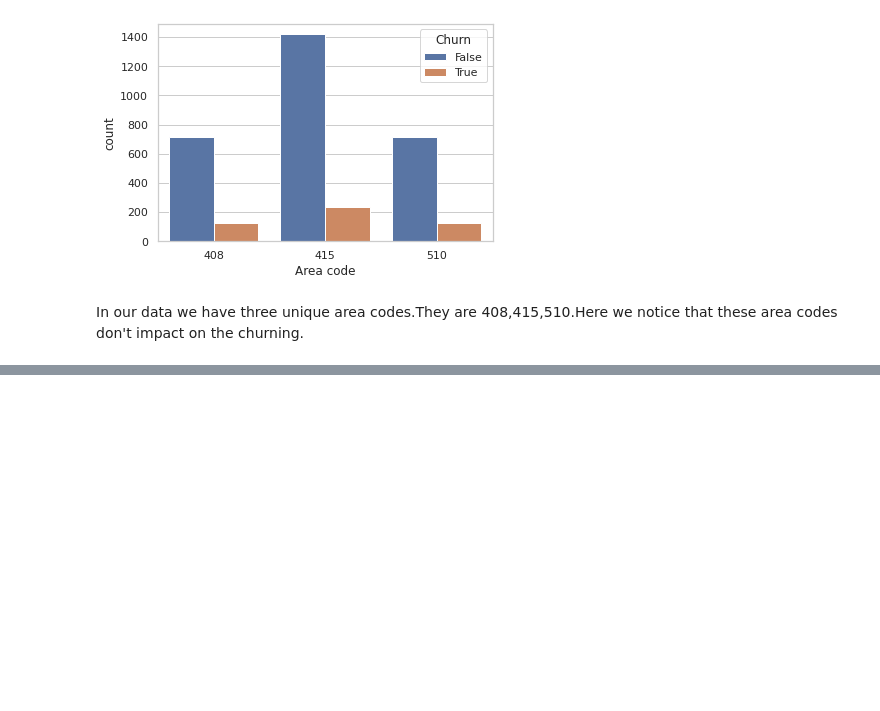
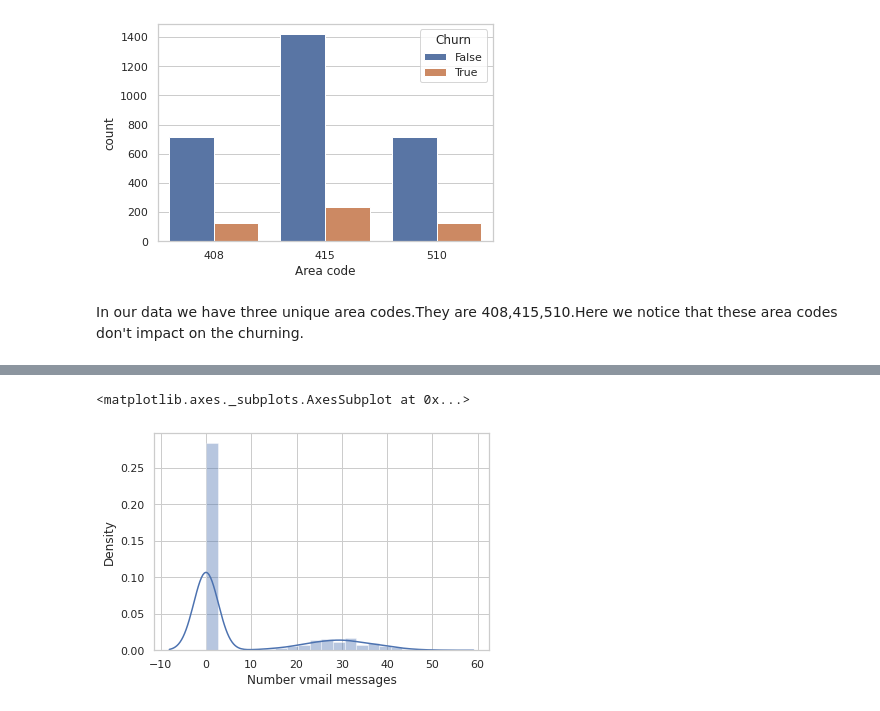
Before and after one commit to m123m12/Telecom-Churn-Analysis, a Jupyter notebook: Copy_of_Telecom_Churn_Analysis_Capstone_Project.ipynb, the cells around one changed output, grey strips where cells are left out. Drawn from its saved outputs; the diff is of its cells as text; code cells hidden in the pictures; blank space fills up the shorter version.

```diff
--- a/Copy_of_Telecom_Churn_Analysis_Capstone_Project.ipynb
+++ b/Copy_of_Telecom_Churn_Analysis_Capstone_Project.ipynb
@@ -333,0 +368,5 @@ In our data we have three unique area codes.They are 408,415,510.Here we notice
+# %%
+sns.distplot(telecom_data['Number vmail messages'])
+# %% [output]
+<matplotlib.axes._subplots.AxesSubplot at 0x...>
+[figure, added]
```
Also changed, not shown: parts of 3 cells of this notebook.
